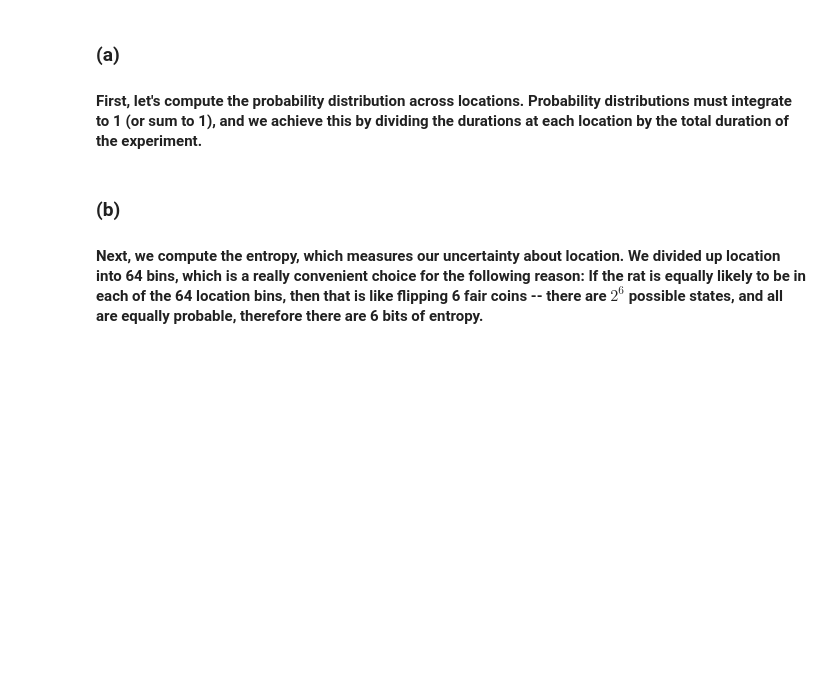
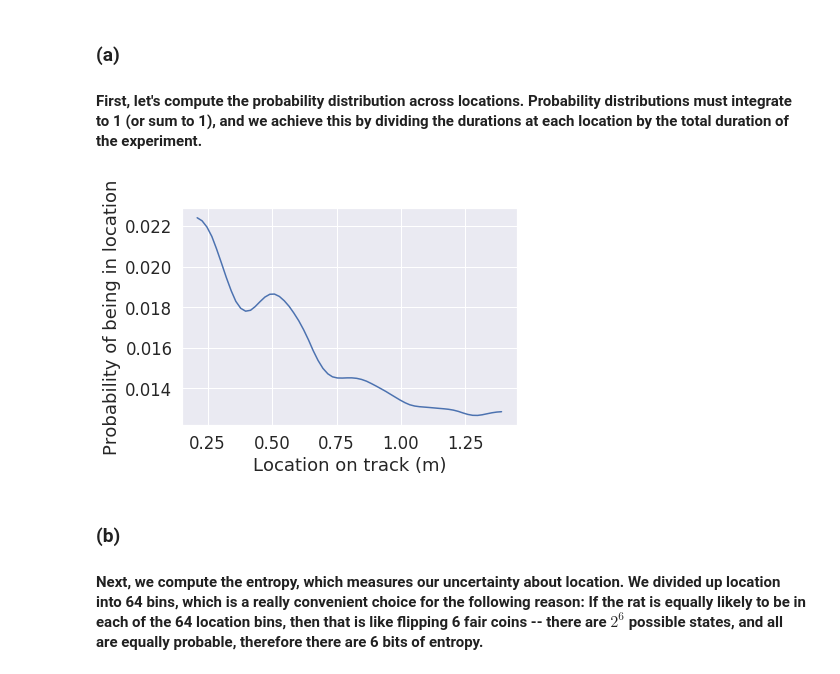
Before and after one commit to Upserge/MAT494---Neuro, a Jupyter notebook: JS_neural_coding_exercises.ipynb, the cells around one changed output. Cells and saved outputs as stored; diff of their text form; code cells hidden in the pictures; blank space fills up the shorter version.

```diff
--- a/JS_neural_coding_exercises.ipynb
+++ b/JS_neural_coding_exercises.ipynb
@@ -227,9 +302,11 @@ print("The decoder says ... and the actual location is ..., which are %s" %
 # %%
 total_duration = durations_at_each_location.sum()
 probabilty_at_each_location = durations_at_each_location / total_duration
-plt.plot(bin_centers, probability_at_each_location
+plt.plot(bin_centers, probabilty_at_each_location)
 plt.xlabel('Location on track (m)')
 plt.ylabel('Probability of being in location');
+# %% [output]
+[figure, added]
 # %% [markdown]
 ### (b)
 #### Next, we compute the entropy, which measures our uncertainty about location.  We divided up location into 64 bins, which is a really convenient choice for the following reason: If the rat is equally likely to be in each of the 64 location bins, then that is like flipping 6 fair coins -- there are $2^6$ possible states, and all are equally probable, therefore there are 6 bits of entropy.
```
Also changed, not shown: parts of 22 cells of this notebook.
